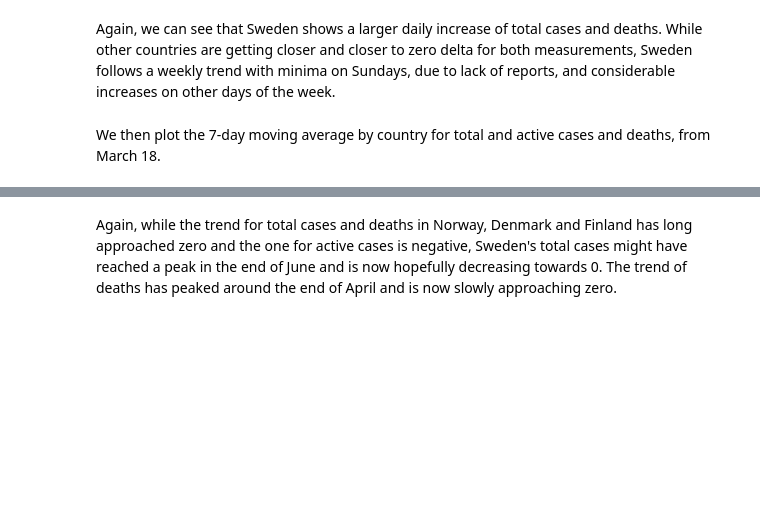
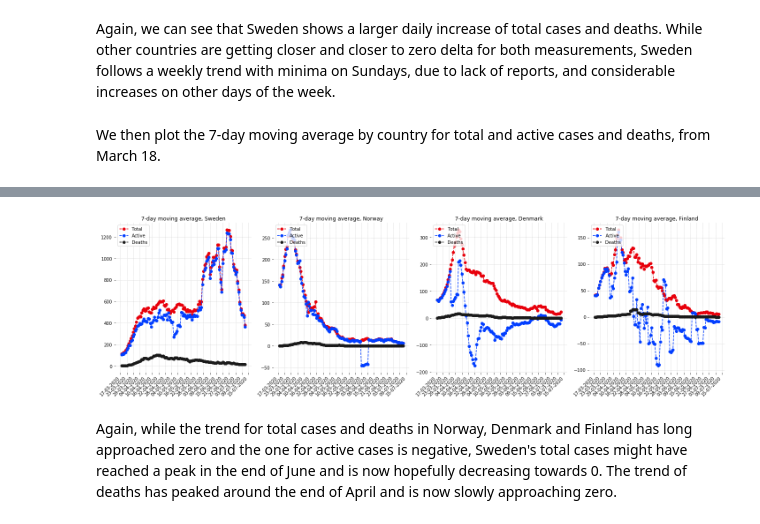
Before and after one commit to eera-l/Covid19-Sweden-Overview, a Jupyter notebook: c19-nordics.ipynb, the cells around one changed output, grey strips where cells are left out. Drawn from its saved outputs; the diff is of its cells as text; code cells hidden in the pictures; blank space fills up the shorter version.

```diff
--- a/c19-nordics.ipynb
+++ b/c19-nordics.ipynb
@@ -501,3 +381,85 @@ plt.show()
+# %%
+import numpy as np
+import matplotlib.pyplot as plt
+import matplotlib.dates as mdates
+import seaborn as sns
+import datetime as dt
+
+swe_tot_avg = [np.mean(swe_tot_d[i - 6:i + 1]) for i in range(6, len(swe_tot_d))]
+swe_act_avg = [np.mean(swe_act_d[i - 6:i + 1]) for i in range(6, len(swe_act_d))]
+swe_d_avg = [np.mean(swe_d_d[i - 6:i + 1]) for i in range(6, len(swe_d_d))]
+
+nor_tot_avg = [np.mean(nor_tot_d[i - 6:i + 1]) for i in range(6, len(nor_tot_d))]
+nor_act_avg = [np.mean(nor_act_d[i - 6:i + 1]) for i in range(6, len(nor_act_d))]
+nor_d_avg = [np.mean(nor_d_d[i - 6:i + 1]) for i in range(6, len(nor_d_d))]
+
+dan_tot_avg = [np.mean(dan_tot_d[i - 6:i + 1]) for i in range(6, len(dan_tot_d))]
+dan_act_avg = [np.mean(dan_act_d[i - 6:i + 1]) for i in range(6, len(dan_act_d))]
+dan_d_avg = [np.mean(dan_d_d[i - 6:i + 1]) for i in range(6, len(dan_d_d))]
+
+fin_tot_avg = [np.mean(fin_tot_d[i - 6:i + 1]) for i in range(6, len(fin_tot_d))]
+fin_act_avg = [np.mean(fin_act_d[i - 6:i + 1]) for i in range(6, len(fin_act_d))]
+fin_d_avg = [np.mean(fin_d_d[i - 6:i + 1]) for i in range(6, len(fin_d_d))]
+
+start = dt.date(2020, 3, 18)
+end = start + dt.timedelta(days=len(swe_tot_avg))
+days = mdates.drange(start, end, dt.timedelta(days=1))
+
+interval = 6
+
+fig = plt.figure()
+ax1 = fig.add_subplot(141)
+ax1.plot(days, swe_tot_avg, '--ro', label='Total')
+ax1.plot(days, swe_act_avg, '--bo', label='Active')
+ax1.plot(days, swe_d_avg, '--ko', label='Deaths')
+ax1.legend(loc="upper left")
+ax1.set_title('7-day moving average, Sweden')
+ax1.xaxis.set_major_formatter(mdates.DateFormatter('%d-%m-%Y'))
+ax1.xaxis.set_major_locator(mdates.DayLocator(interval=interval))
+ax1.axes.grid(linestyle='dotted')
+
+ax2 = fig.add_subplot(142)
+ax2.plot(days, nor_tot_avg, '--ro', label='Total')
+ax2.plot(days, nor_act_avg, '--bo', label='Active')
+ax2.plot(days, nor_d_avg, '--ko', label='Deaths')
+ax2.legend(loc="upper left")
+ax2.set_title('7-day moving average, Norway')
+ax2.xaxis.set_major_formatter(mdates.DateFormatter('%d-%m-%Y'))
+ax2.xaxis.set_major_locator(mdates.DayLocator(interval=interval))
+ax2.axes.grid(linestyle='dotted')
+
+ax3 = fig.add_subplot(143)
+ax3.plot(days, dan_tot_avg, '--ro', label='Total')
+ax3.plot(days, dan_act_avg, '--bo', label='Active')
+ax3.plot(days, dan_d_avg, '--ko', label='Deaths')
+ax3.legend(loc="upper left")
+ax3.set_title('7-day moving average, Denmark')
+ax3.xaxis.set_major_formatter(mdates.DateFormatter('%d-%m-%Y'))
+ax3.xaxis.set_major_locator(mdates.DayLocator(interval=interval))
+ax3.axes.grid(linestyle='dotted')
+
+ax4 = fig.add_subplot(144)
+ax4.plot(days, fin_tot_avg, '--ro', label='Total')
+ax4.plot(days, fin_act_avg, '--bo', label='Active')
+ax4.plot(days, fin_d_avg, '--ko', label='Deaths')
+ax4.legend(loc="upper left")
+ax4.set_title('7-day moving average, Finland')
+ax4.xaxis.set_major_formatter(mdates.DateFormatter('%d-%m-%Y'))
+ax4.xaxis.set_major_locator(mdates.DayLocator(interval=interval))
+ax4.axes.grid(linestyle='dotted')
+
+sns.set_color_codes('bright')
+sns.despine(left = True, bottom = True)
+for ax in fig.axes:
+  for label in ax.get_xticklabels():
+    label.set_ha("right")
+    label.set_rotation(45)
+fig.set_figheight(6)
+fig.set_figwidth(20)
+plt.tight_layout()
+plt.show()
+# %% [output]
+[figure, added]
 # %% [markdown]
 Again, while the trend for total cases and deaths in Norway, Denmark and Finland has long approached zero and the one for active cases is negative, Sweden's total cases might have reached a peak in the end of June and is now hopefully decreasing towards 0. The trend of deaths has peaked around the end of April and is now slowly approaching zero.
 # %% [markdown]
```
Also changed, not shown: parts of 3 cells of this notebook, 1 other file.
